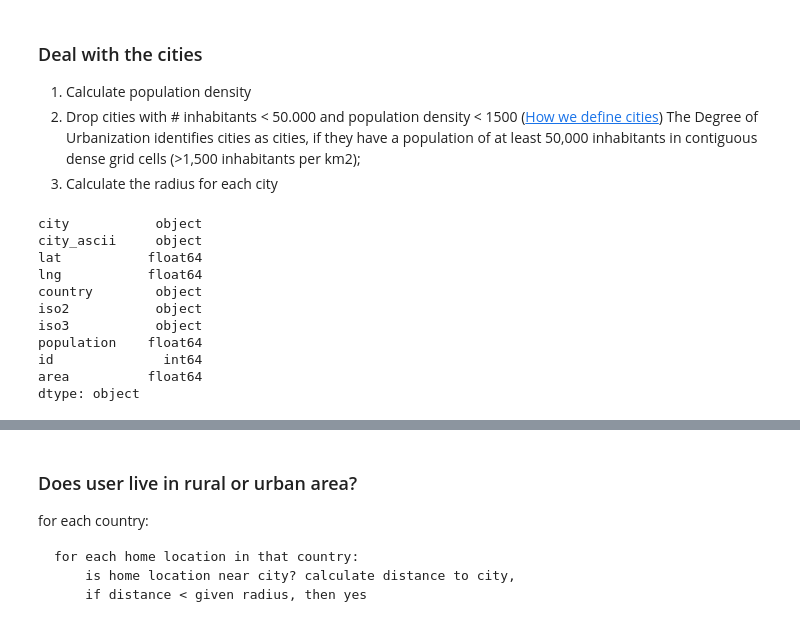
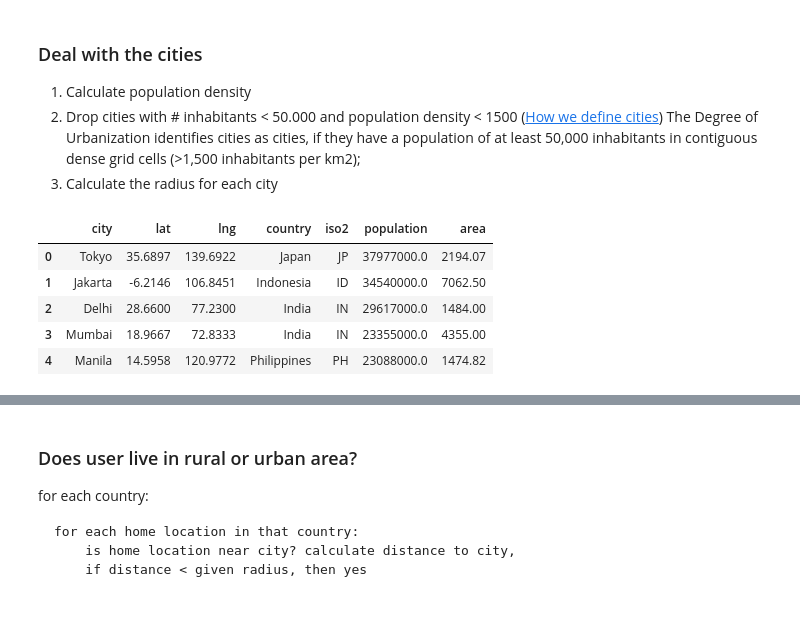
Before and after one commit to epfl-ada/ada-2020-project-milestone-p3-p3_, a Jupyter notebook: research_question_1.ipynb, the cells around one changed output, grey strips where cells are left out. Cells and saved outputs as stored; diff of their text form; code cells hidden in the pictures.

```diff
--- a/research_question_1.ipynb
+++ b/research_question_1.ipynb
@@ -66,20 +70,16 @@ FileNotFoundError: [Errno 2] No such file or directory: './data/loc-brightkite_e
 2. Drop cities with # inhabitants < 50.000 and population density < 1500 ([How we define cities](https://blogs.worldbank.org/sustainablecities/how-do-we-define-cities-towns-and-rural-areas))
        The Degree of Urbanization identifies cities as cities, if they have a population of at least 50,000 inhabitants in contiguous dense grid cells (>1,500 inhabitants per km2);
 3. Calculate the radius for each city
-# %%
-cities.head()
-# %% [output]
-city           object
-city_ascii     object
-lat           float64
-lng           float64
-country        object
-iso2           object
-iso3           object
-population    float64
-id              int64
-area          float64
-dtype: object
+# %%
+cities = cities.drop(columns=['city_ascii', 'iso3', 'id'], axis=1)
+cities.head()
+# %% [output]
+|  | city | lat | lng | country | iso2 | population | area |
+| 0 | Tokyo | 35.6897 | 139.6922 | Japan | JP | 37977000.0 | 2194.07 |
+| 1 | Jakarta | -6.2146 | 106.8451 | Indonesia | ID | 34540000.0 | 7062.50 |
+| 2 | Delhi | 28.6600 | 77.2300 | India | IN | 29617000.0 | 1484.00 |
+| 3 | Mumbai | 18.9667 | 72.8333 | India | IN | 23355000.0 | 4355.00 |
+| 4 | Manila | 14.5958 | 120.9772 | Philippines | PH | 23088000.0 | 1474.82 |
 # %%
 # We had the impression that some US cities are missing in the cities data set, so we crawled another data set from wikipedia
 # Wrangle us cities to fit to other cities
```
Also changed, not shown: parts of 9 cells of this notebook, 1 other file.
